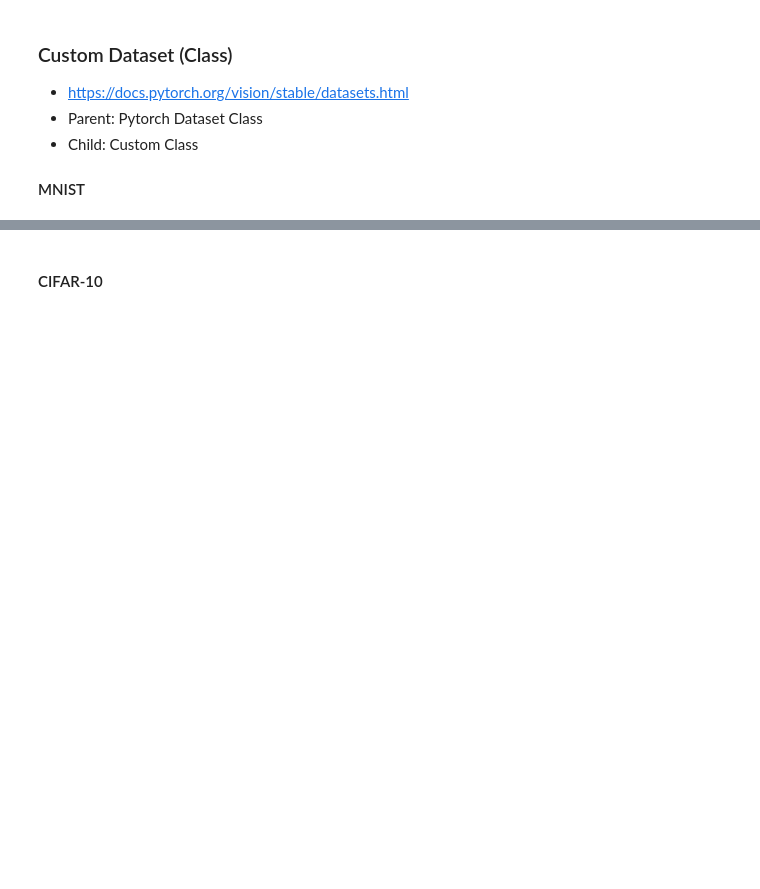
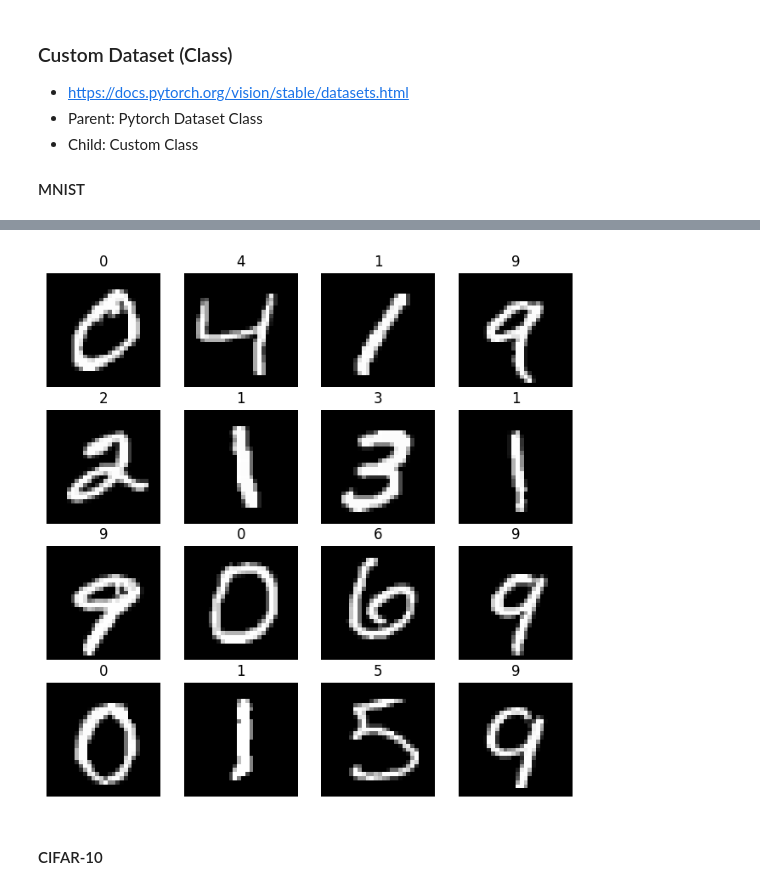
Before and after one commit to TeoJung7971/CS231n_Personal_Study, a Jupyter notebook: Practice/Week1/Week1.ipynb, the cells around one changed output, grey strips where cells are left out. Drawn from its saved outputs; the diff is of its cells as text; code cells hidden in the pictures; blank space fills up the shorter version.

Commit message:
add: lec) 1 & 2, code) nn test result

```diff
--- a/Practice/Week1/Week1.ipynb
+++ b/Practice/Week1/Week1.ipynb
@@ -151,22 +159,54 @@ plt.show()
+# %%
+transform = transforms.Compose([
+    transforms.ToTensor(),
+])
 # %%
 class MNIST_Dataset(Dataset):
-    def __init__(self, annotations_file, img_dir, transform=None, target_transform=None):
-        self.img_labels = pd.read_csv(annotations_file) #path 수정
-        self.img_dir = img_dir
+    def __init__(self, data_dir, train=True, transform=None, target_transform=None):
+        split = 'train' if train else 't10k'
+
+        with open(os.path.join(data_dir, f'{split}-images.idx3-ubyte'), 'rb') as f:
+            self.img = np.frombuffer(f.read(), dtype=np.uint8, offset=16).reshape(-1, 28, 28).copy()
+
+        with open(os.path.join(data_dir, f'{split}-labels.idx1-ubyte'), 'rb') as f:
+            self.labels = np.frombuffer(f.read(), dtype=np.uint8, offset=8).astype(np.int64).copy()
+
         self.transform = transform
         self.target_transform = target_transform
 
     def __len__(self):
-        return len(self.img_labels)
+        return len(self.labels)
 
     def __getitem__(self, idx):
-        img_path = os.path.join(self.img_dir, self.img_labels.iloc[idx, 0])
-        image = decode_image(img_path)
-        label = self.img_labels.iloc[idx, 1]
+        image = self.img[idx]
+        label = self.labels[idx]
+
         if self.transform:
             image = self.transform(image)
         if self.target_transform:
             label = self.target_transform(label)
+
         return image, label
+# %%
+MNIST_train = MNIST_Dataset(data_dir='MNIST', train=True, transform=transform)
+MNIST_test = MNIST_Dataset(data_dir='MNIST', train=False, transform=transform)
+# %%
+figure = plt.figure(figsize=(8, 8))
+cols, rows = 4, 4
+
+for i in range(1, cols * rows + 1):
+    figure.add_subplot(rows, cols, i)
+    if i <= cols * rows / 2:
+        plt.title(MNIST_train.labels[i])
+        plt.axis('off')
+        plt.imshow(MNIST_train.img[i], cmap='gray')
+    else:
+        plt.title(MNIST_test.labels[i])
+        plt.axis('off')
+        plt.imshow(MNIST_test.img[i], cmap='gray')
+
+plt.show()
+# %% [output]
+[figure, added]
 # %% [markdown]
 #### CIFAR-10
```
Also changed, not shown: parts of 22 cells of this notebook, 3 other files.
